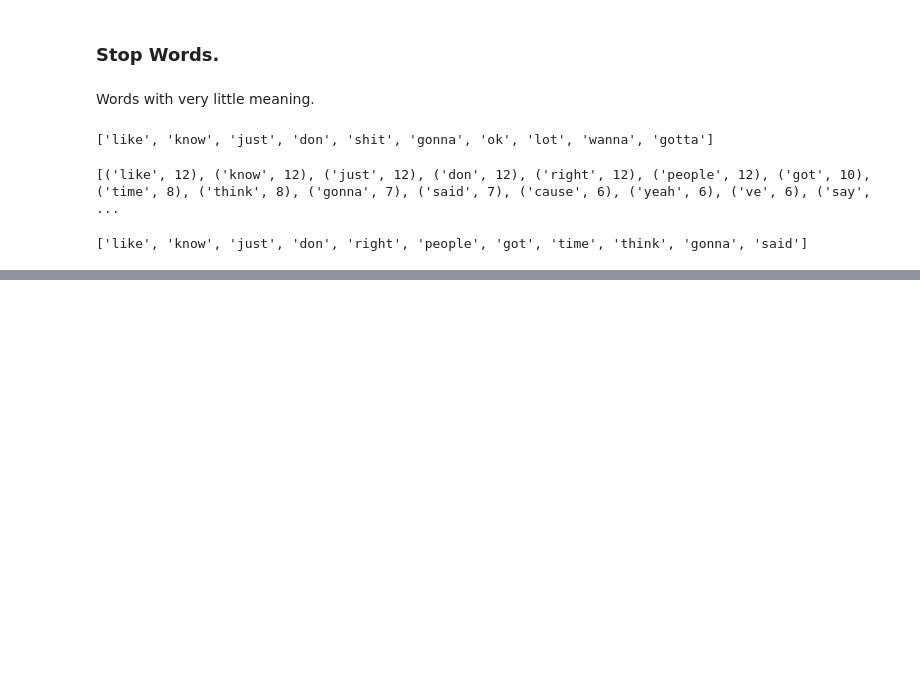
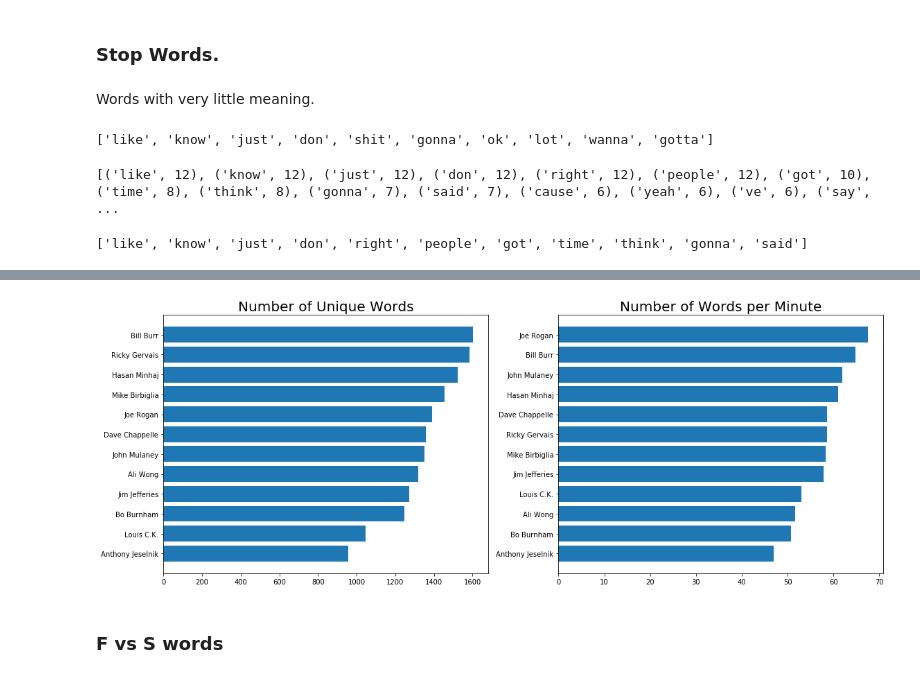
Before and after one commit to borcoferpa92/NLP-BS, a Jupyter notebook: NLP-BS.ipynb, the cells around one changed output, grey strips where cells are left out. Cells and saved outputs as stored; diff of their text form; code cells hidden in the pictures; blank space fills up the shorter version.

```diff
--- a/NLP-BS.ipynb
+++ b/NLP-BS.ipynb
@@ -257,0 +330,24 @@ dataStop.to_pickle('dtmStop.pkl')
+# %%
+# calculating the words per minute each comedian say.
+
+# total number of words every comedian say.
+
+totalList = []
+for comedian in df.columns:
+    totals = sum(df[comedian])
+    totalList.append(totals)
+
+# comedy special run times from IMDB, in minutes.
+runTimes = [60, 59, 80, 60, 67, 73, 77, 63, 62, 58, 76, 79]
+
+# making feature engineering by adding some columns.
+
+dataWords['total_words'] = totalList
+dataWords['run_times'] = runTimes
+dataWords['words_per_minute'] = (dataWords.total_words / dataWords.run_times)
+
+# sorting the df by words per minute
+# to see who talks slowest and fastest.
+
+dataWPMsort = dataWords.sort_values(by = 'words_per_minute')
+dataWPMsort
@@ -257,0 +368,23 @@ dataStop.to_pickle('dtmStop.pkl')
+# %%
+# ploting to visualize insigths and our data.
+
+import numpy as np
+
+yPos = np.arange(len(dataWords))
+
+plt.subplot(1, 2, 1)
+plt.barh(yPos, dataUniqueSort.unique_words, align = 'center')
+plt.yticks(yPos, dataUniqueSort.comedian)
+plt.title('Number of Unique Words', fontsize = 20)
+
+plt.subplot(1, 2, 2)
+plt.barh(yPos, dataWPMsort.words_per_minute, align = 'center')
+plt.yticks(yPos, dataWPMsort.comedian)
+plt.title('Number of Words per Minute', fontsize = 20)
+
+plt.tight_layout()
+plt.show()
+# %% [output]
+[figure, added]
+# %% [markdown]
+### F vs S words
```
Also changed, not shown: parts of 11 cells of this notebook.
